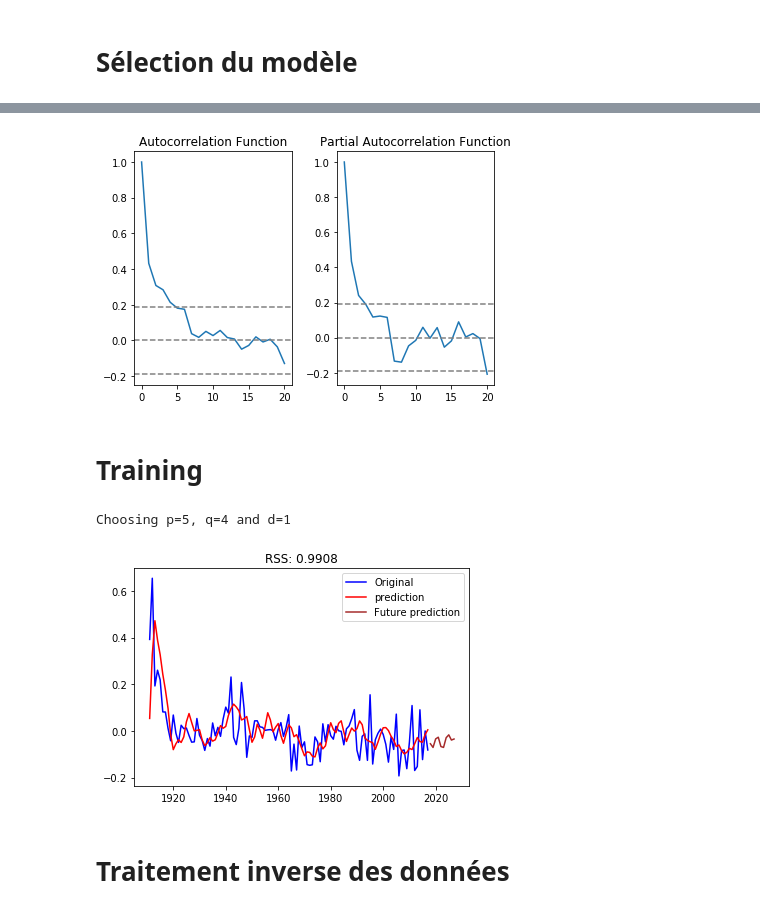
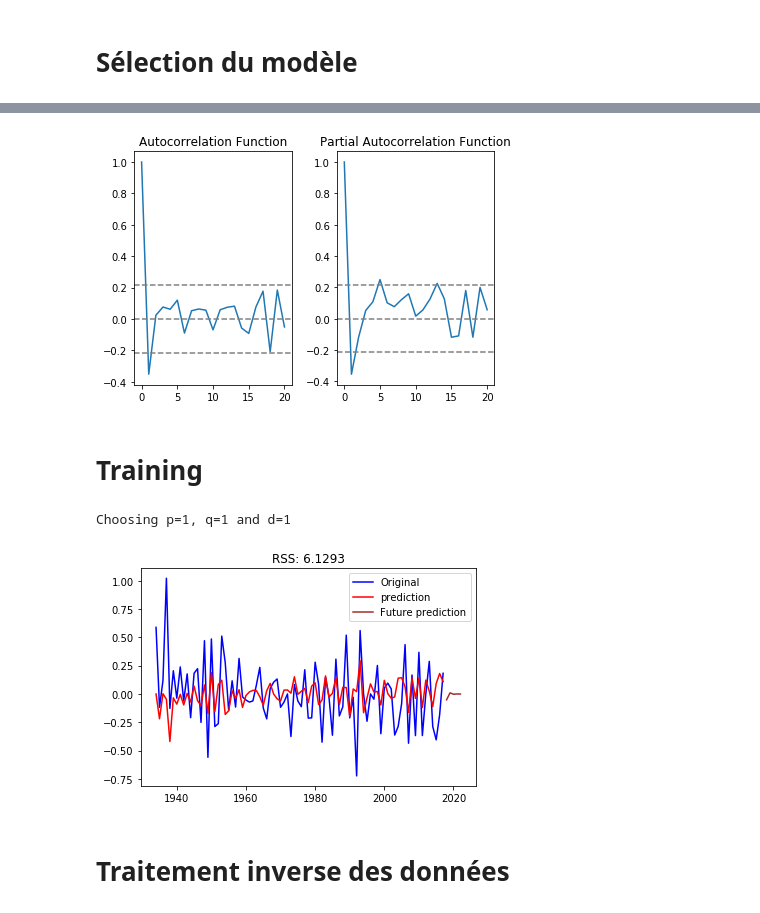
Before and after one commit to Louis-Dupont/ML_Project, a Jupyter notebook: arima.ipynb, the cells around one changed output, grey strips where cells are left out. Drawn from its saved outputs; the diff is of its cells as text; code cells hidden in the pictures.

```diff
--- a/arima.ipynb
+++ b/arima.ipynb
@@ -16,7 +17,7 @@ state = 'merged'
 full_path = path+state+'.csv'
 data_set = pd.read_csv(full_path)
 # %%
-data=bf.get_year("NJ","John")
+data=bf.get_year("NJ","Jon")
 dataM=data[data["Gender"]=="M"]
 plt.plot(dataM["Year"],dataM["Occurence"])
 # %% [output]
@@ -48,7 +49,19 @@ def test_stationarity(timeseries):
     print (dfoutput)
     return dfoutput
 # %%
-ts_log = np.log(dataM["Occurence"])
+transformation="log"
+_pow = np.power
+if transformation=="log":
+    trans_func = np.log
+    trans_inv = np.exp
+elif transformation=="sqrt":
+    trans_func = np.sqrt
+    trans_inv = lambda x : _pow(x, 2)
+elif transformation=="curt": #cube root
+    trans_func = lambda x : _pow(x, 1/3)
+    trans_inv = lambda x : _pow(x, 3)
+
+ts_log = trans_func(dataM["Occurence"]) #np.log(dataM["Occurence"])
 
 #Method 1 of removing trend, not good
 #moving_avg = ts_log.rolling(15).mean()
@@ -60,9 +73,11 @@ ts_log = np.log(dataM["Occurence"])
 #plt.show()
 
 #ts_log_moving_avg_diff = ts_log - moving_avg
-#  #ts_log_moving_avg_diff.dropna(inplace=True)  #why was it there in the first place ?
+  #ts_log_moving_avg_diff.dropna(inplace=True)  #why was it there in the first place ?
 #plt.plot(dataM["Year"],ts_log_moving_avg_diff, color="green",label="log_moving_avg_diff")
 
+plt.plot(dataM["Year"],ts_log, color = 'blue',label="Transformation")
+plt.show()
 
 #Differentiation ordre 1
 ts_log_diff = ts_log.diff() #ts_log - ts_log.shift()
@@ -140,38 +157,40 @@ plt.tight_layout()
 q=0
 while lag_pacf[q]>1.96/np.sqrt(len(new_ts)) and q<len(lag_pacf):
     q+=1
+
+#TODO voir pourquoi ces valeurs 1.96 etc.
 # %% [output]
-[figure, old version]
+[figure, new version]
 # %% [markdown]
 # Training
 # %%
 try:
     model = ARIMA(ts_log, order=(p, d, q)) #TODO check if AR and MA models better, even if i don't think so
     results_AR = model.fit(disp=-1) #Seems that it also works without this ? TODO Check
     print ("Choosing p={}, q={} and d={}".format(p,q,d))
 except:
     print ("Warning: Chosen p={} and q={} don't work!! Choosing p={}, q={}, d={}".format(p,q,p,q-1,d))
     model = ARIMA(ts_log, order=(p, d, q-1))
 
 results_AR = model.fit(disp=-1) #Uses Kalman filter to fit
 
 #Prédictions futures
-forecast_nb=10
+forecast_nb=5
 forecast_year=[dataM["Year"].iloc[len(dataM["Year"])-1]+i for i in range(1,forecast_nb+1)]
 #forecast2,stderr,conf_int = results_AR.forecast(steps=forecast_nb)  ====> semble ne pas marcher !!! TODO Pourquoi ????????
 forecast=results_AR.predict(start=len(dataM["Year"]),end=len(dataM["Year"])+forecast_nb-1)
 
 new_ts.dropna(inplace=True)
 plt.plot(new_ts["Year"],new_ts["Occurence"],label="Original",color='blue')
 plt.plot(dataM["Year"][d:],results_AR.fittedvalues, color='red',label="prediction") #d car nombre de NaN dépend de d.
 #plt.plot(forecast_year,forecast2,label="Future prediction",color='green')
 plt.plot(forecast_year,forecast,label="Future prediction",color='brown')
 plt.legend(loc="best")
 plt.title('RSS: %.4f'% sum((results_AR.fittedvalues-new_ts["Occurence"])**2))
 plt.show()
 # %% [output]
-Choosing p=5, q=4 and d=1
+Choosing p=1, q=1 and d=1
-[figure, old version]
+[figure, new version]
 # %% [markdown]
 # Traitement inverse des données
 # %%
```
Also changed, not shown: parts of 5 cells of this notebook, 3 other files.
